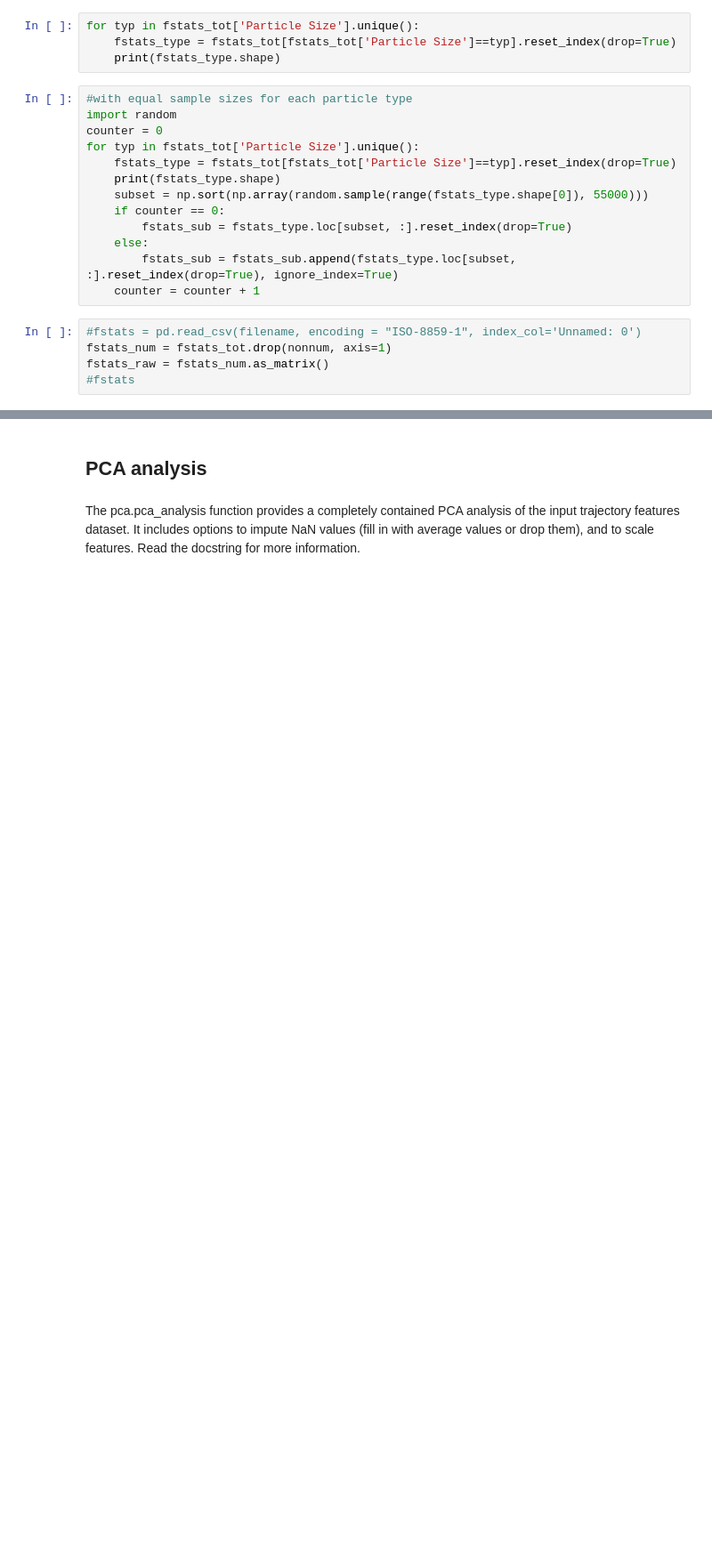
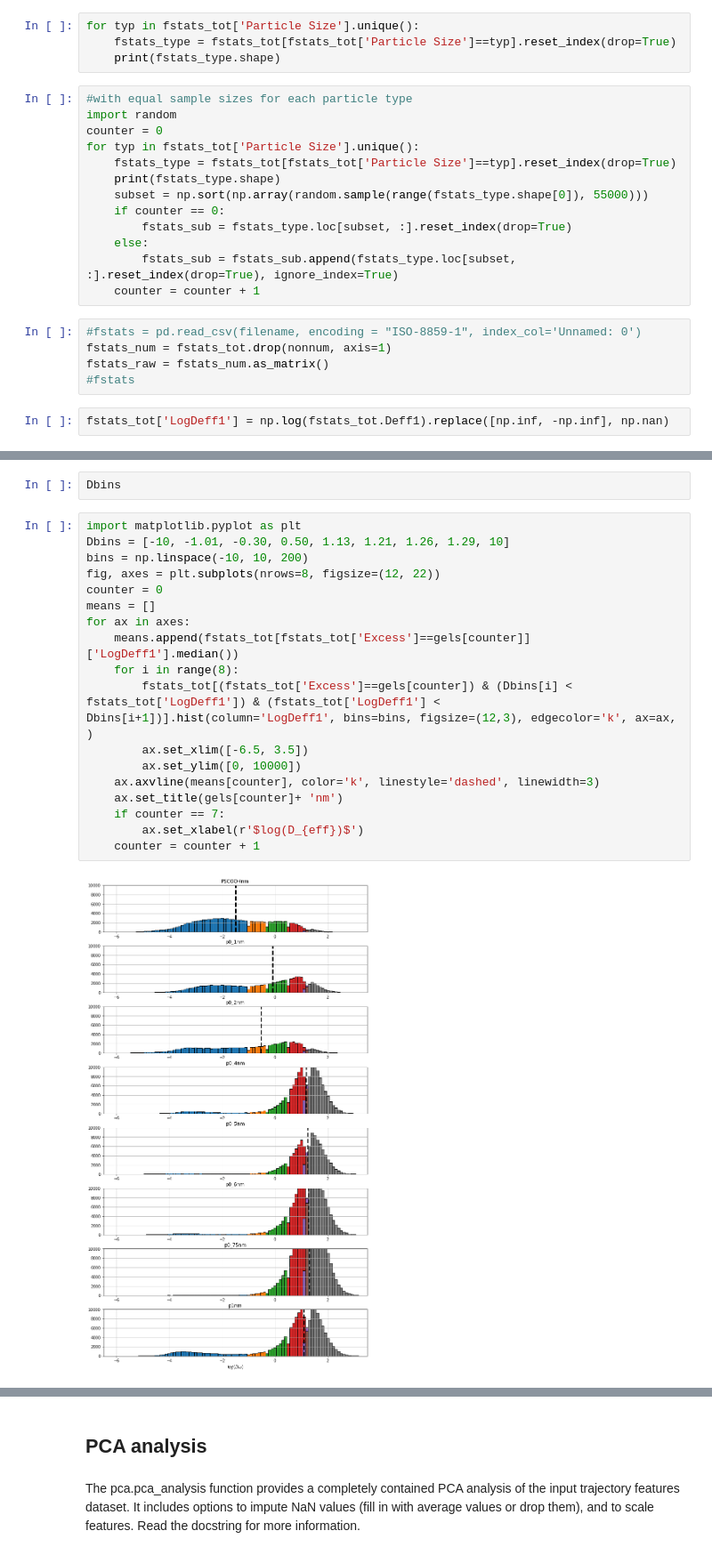
Before and after one commit to Nance-Lab/diff_classifier, a Jupyter notebook: notebooks/development/11_26_18_coverage_NN_alt.ipynb, the cells around one changed output, grey strips where cells are left out. Shown at 89% size. Saved outputs shown, nothing was run; the diff lists cells and outputs as text; blank space fills up the shorter version.

```diff
--- a/notebooks/development/11_26_18_coverage_NN_alt.ipynb
+++ b/notebooks/development/11_26_18_coverage_NN_alt.ipynb
@@ -84,3 +84,5 @@ for typ in fstats_tot['Particle Size'].unique():
 fstats_num = fstats_tot.drop(nonnum, axis=1)
 fstats_raw = fstats_num.as_matrix()
 #fstats
+# %%
+fstats_tot['LogDeff1'] = np.log(fstats_tot.Deff1).replace([np.inf, -np.inf], np.nan)
@@ -86,0 +107,22 @@ fstats_raw = fstats_num.as_matrix()
+# %%
+Dbins
+# %%
+import matplotlib.pyplot as plt
+Dbins = [-10, -1.01, -0.30, 0.50, 1.13, 1.21, 1.26, 1.29, 10]
+bins = np.linspace(-10, 10, 200)
+fig, axes = plt.subplots(nrows=8, figsize=(12, 22))
+counter = 0
+means = []
+for ax in axes:
+    means.append(fstats_tot[fstats_tot['Excess']==gels[counter]]['LogDeff1'].median())
+    for i in range(8):
+        fstats_tot[(fstats_tot['Excess']==gels[counter]) & (Dbins[i] < fstats_tot['LogDeff1']) & (fstats_tot['LogDeff1'] < Dbins[i+1])].hist(column='LogDeff1', bins=bins, figsize=(12,3), edgecolor='k', ax=ax, )
+        ax.set_xlim([-6.5, 3.5])
+        ax.set_ylim([0, 10000])
+    ax.axvline(means[counter], color='k', linestyle='dashed', linewidth=3)
+    ax.set_title(gels[counter]+ 'nm')
+    if counter == 7:
+        ax.set_xlabel(r'$log(D_{eff})$')
+    counter = counter + 1
+# %% [output]
+[figure, added]
```
Also changed, not shown: parts of 7 cells of this notebook, 3 other files.
